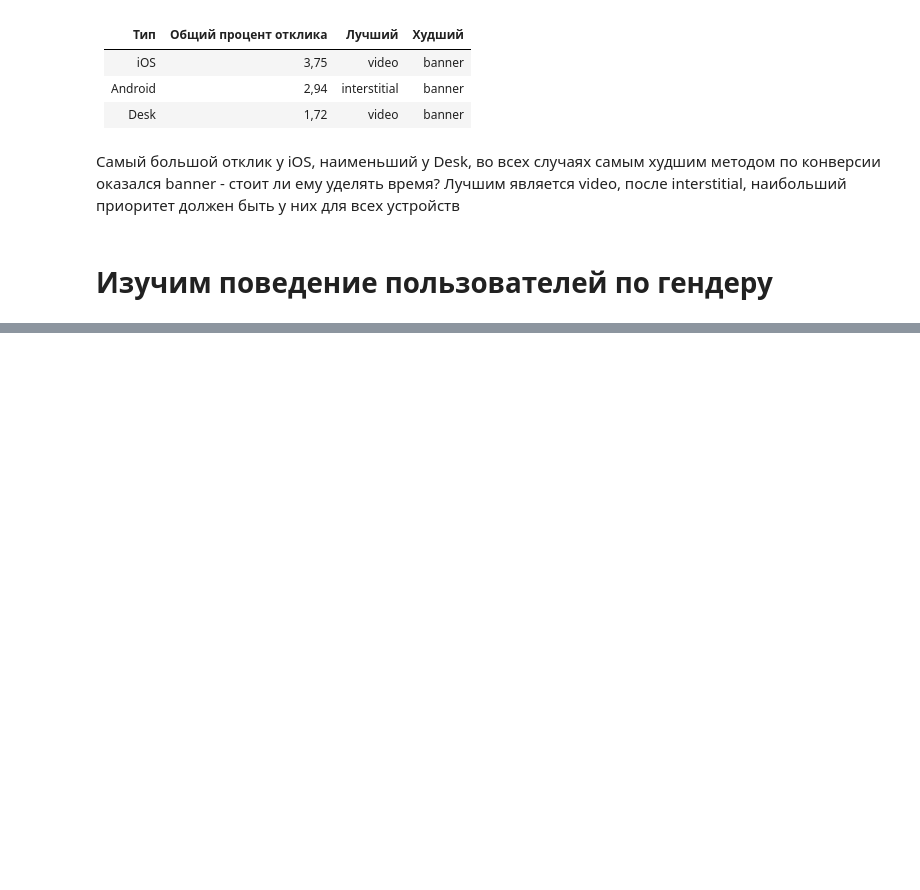
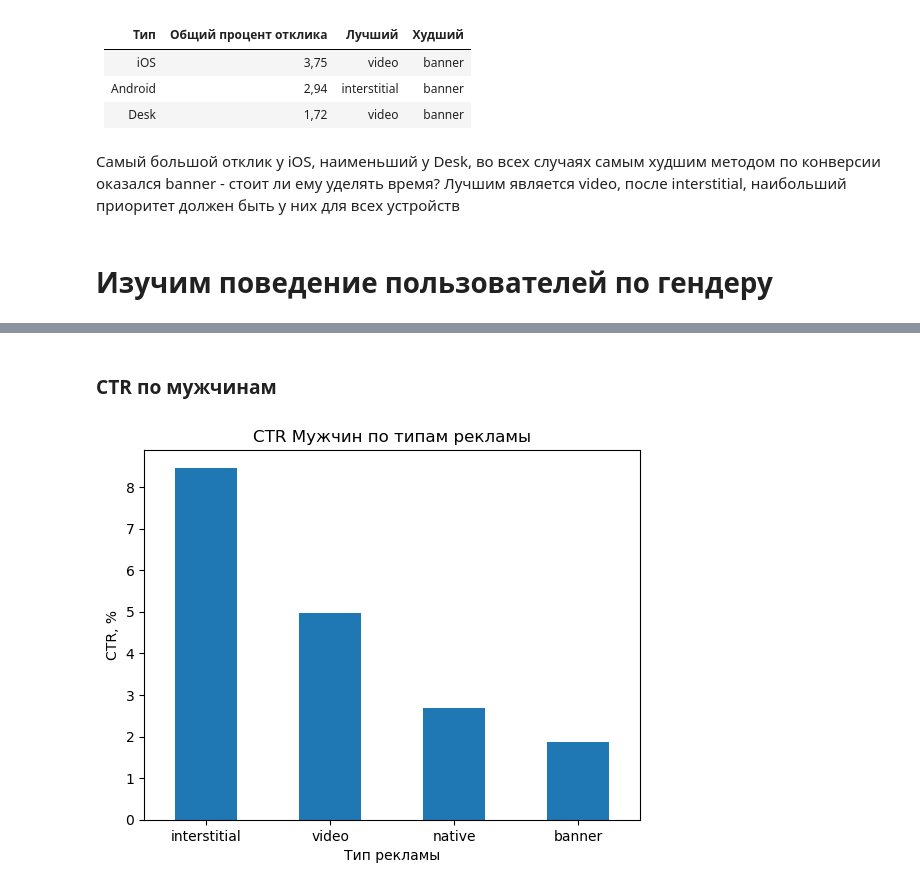
Before and after one commit to fazz0ne/it_funds, a Jupyter notebook: main.ipynb, the cells around one changed output, grey strips where cells are left out. Drawn from its saved outputs; the diff is of its cells as text; code cells hidden in the pictures; blank space fills up the shorter version.

```diff
--- a/main.ipynb
+++ b/main.ipynb
@@ -256,0 +343,14 @@ df["Gend"]
+# %% [markdown]
+### CTR по мужчинам
+# %%
+ctr_man = (df_man[df_man['Ev_type'] == 1].groupby('Adv_type').size()
+       / df_man[df_man['Ev_type'] == 0].groupby('Adv_type').size() * 100
+      ).sort_values(ascending=False)
+
+ctr_man.plot(kind='bar', rot=0)
+plt.title('CTR Мужчин по типам рекламы')
+plt.xlabel('Тип рекламы')
+plt.ylabel('CTR, %')
+plt.show()
+# %% [output]
+[figure, added]
```
Also changed, not shown: parts of 19 cells of this notebook.
